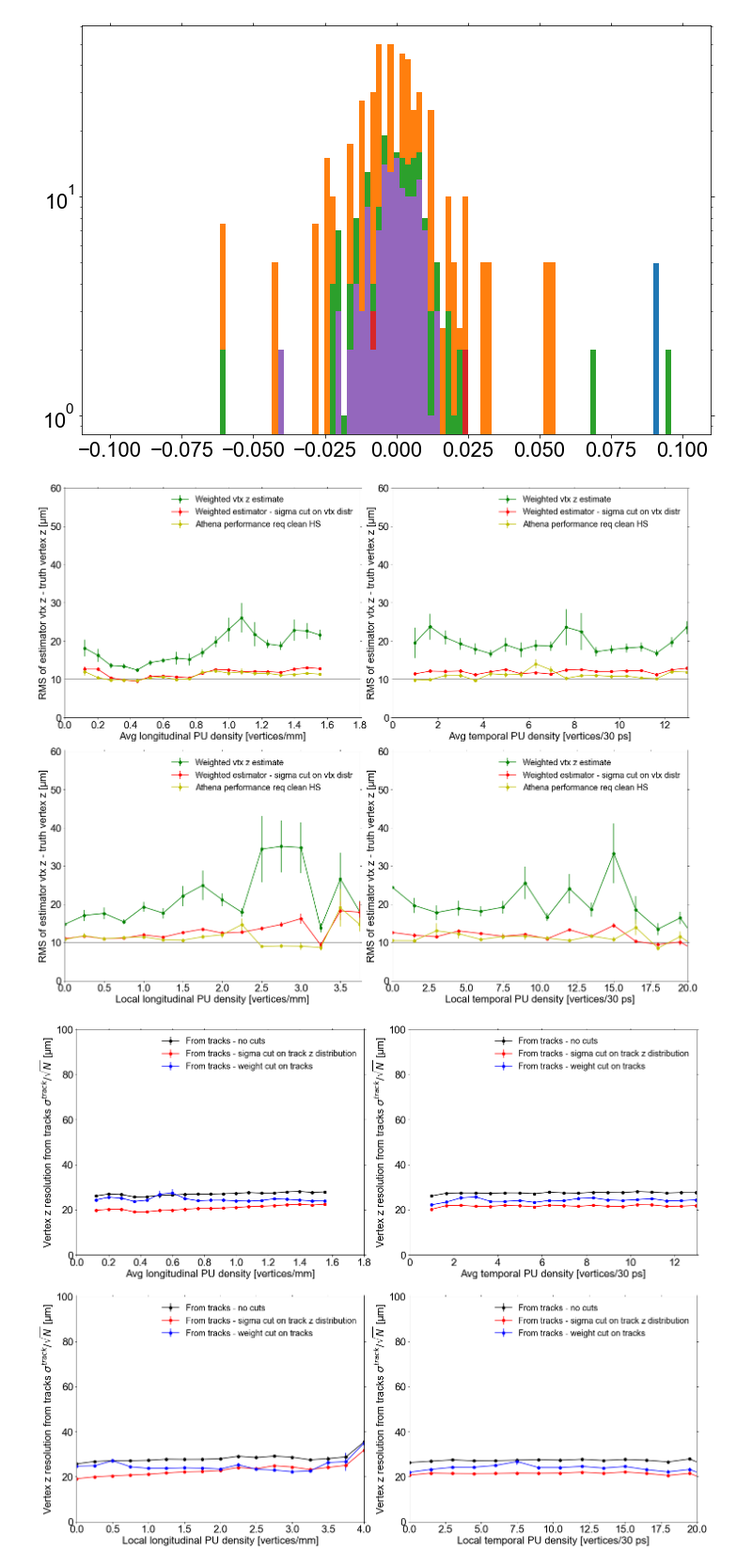
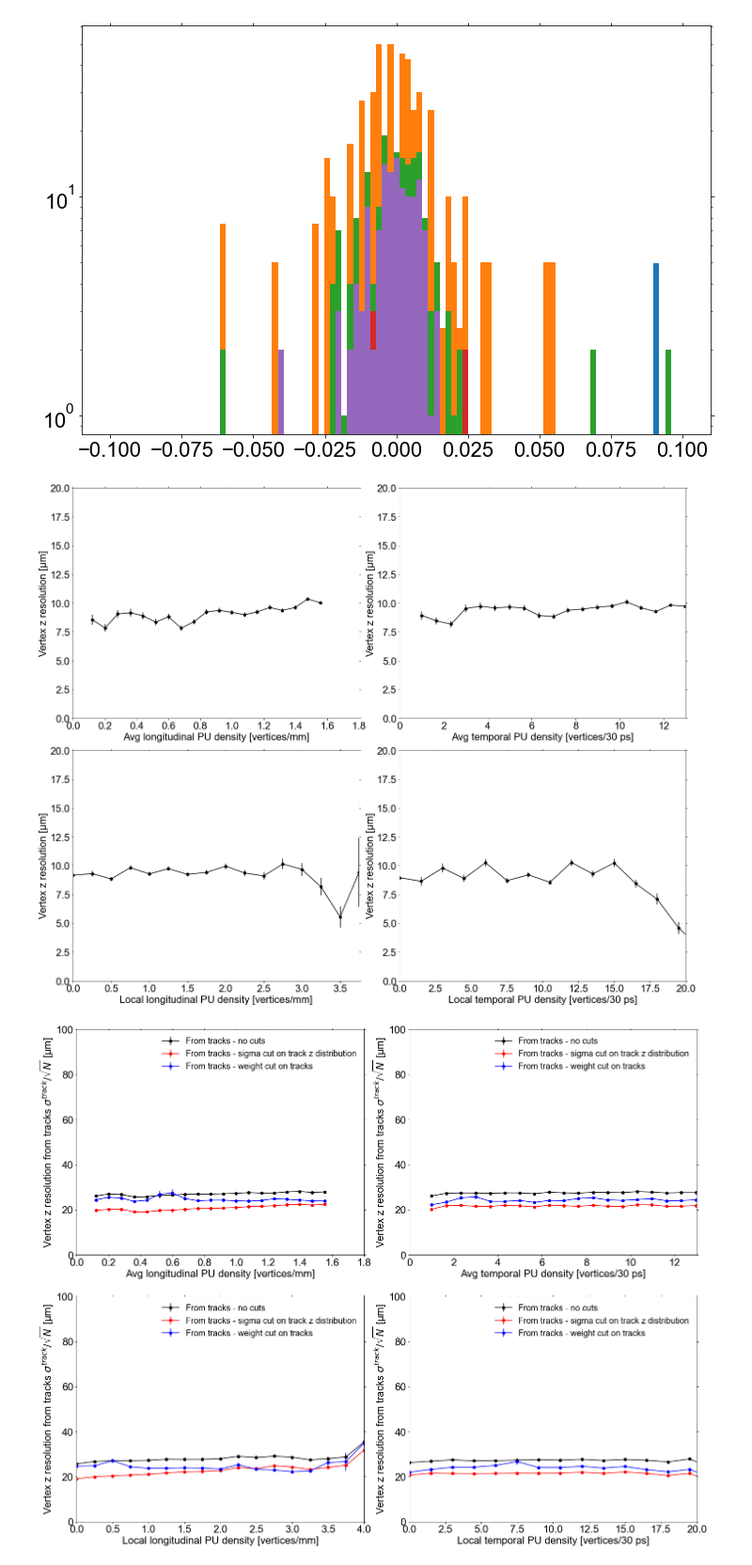
Before and after one commit to ttlindkvist/4DTracking, a Jupyter notebook: pileup_z.ipynb, the cells around one changed output. Shown at 94% size. Cells and saved outputs as stored; diff of their text form; code cells hidden in the pictures.

```diff
--- a/pileup_z.ipynb
+++ b/pileup_z.ipynb
@@ -612,6 +664,8 @@ def athena_performance(events_in_bins, all_truth_idxs, all_reco_idxs, all_truth_
     delta_z_sigma_cut = []
     delta_z_rms_sigma_cut = []
     delta_z_rms_std_sigma_cut = []
+    gaussian_std = []
+    gaussian_std_std = []
 
     for event_idxs in events_in_bins:
         bin_delta_z = []
@@ -638,6 +692,14 @@ def athena_performance(events_in_bins, all_truth_idxs, all_reco_idxs, all_truth_
         delta_z_rms_sigma_cut.append(np.std(bin_delta_z_sigma_cut, ddof=1))
         delta_z_rms_std_sigma_cut.append(bootstrap_std_std(bin_delta_z_sigma_cut))
 
+        if len(bin_delta_z) >= 4:
+            popt, pcov = gaussian_fit(bin_delta_z, 12e-3)
+            gaussian_std.append(popt[2])
+            gaussian_std_std.append(pcov[2,2]**0.5)
+        else:
+            gaussian_std.append(np.nan)
+            gaussian_std_std.append(np.nan)
+
     return {
         'delta_z' : delta_z,
         'delta_z_rms' : delta_z_rms,
@@ -645,6 +707,8 @@ def athena_performance(events_in_bins, all_truth_idxs, all_reco_idxs, all_truth_
         'delta_z_sigma_cut' : delta_z_sigma_cut,
         'delta_z_rms_sigma_cut' : delta_z_rms_sigma_cut,
         'delta_z_rms_std_sigma_cut' : delta_z_rms_std_sigma_cut,
+        'gaussian_std' : gaussian_std,
+        'gaussian_std_std' : gaussian_std_std,
     }
 # %%
 zLPU_athena_perf = athena_performance(events_in_zLPU_bins, np.zeros(len(truth_vertex_z), dtype=int), truthHS_to_reco_delta_z_cut_link_idx,\
@@ -993,48 +1063,51 @@ for ax, bin_edges, link_vtx_info, athena_perf, athena_perf_req_clean, athena_per
     # ax.errorbar(bin_edges, 1e3*np.array(link_vtx_info['vtx_z_res']), \
     #             1e3*np.array(link_vtx_info['vtx_z_res_std']), fmt='ko-', label='Unweighted vtx z estimate')
 
-    ax.errorbar(bin_edges, 1e3*np.array(link_vtx_info['vtx_weighted_z_res']), \
-                1e3*np.array(link_vtx_info['vtx_weighted_z_res_std']), fmt='go-', label='Weighted vtx z estimate')
+    # ax.errorbar(bin_edges, 1e3*np.array(link_vtx_info['vtx_weighted_z_res']), \
+    #             1e3*np.array(link_vtx_info['vtx_weighted_z_res_std']), fmt='go-', label='Weighted vtx z estimate')
 
     # ax.errorbar(bin_edges, 1e3*np.array(link_vtx_info['vtx_weight_cut_z_res']), \
                 # 1e3*np.array(link_vtx_info['vtx_weight_cut_z_res_std']), fmt='bo-', label='Weight cut vtx z estimate')
     # ax.errorbar(bin_edges, 1e3*np.array(link_vtx_info['vtx_weighted_z_res_tracks_sigma_cut']), \
     #                 1e3*np.array(link_vtx_info['vtx_weighted_z_res_std_tracks_sigma_cut']), fmt='go--', label='Weighted + sigma cut on track distribution')
 
-    ax.errorbar(bin_edges, 1e3*np.array(link_vtx_info['vtx_sigma_cut_weighted_z_res']),\
-                    1e3*np.array(link_vtx_info['vtx_sigma_cut_weighted_z_res_std']), fmt='ro-', label='Weighted estimator - sigma cut on vtx distr')
+    # ax.errorbar(bin_edges, 1e3*np.array(link_vtx_info['vtx_sigma_cut_weighted_z_res']),\
+    #                 1e3*np.array(link_vtx_info['vtx_sigma_cut_weighted_z_res_std']), fmt='ro-', label='Weighted estimator - sigma cut on vtx distr')
 
     # ax.errorbar(bin_edges, 1e3*np.array(athena_perf['delta_z_rms']), \
     #                 1e3*np.array(athena_perf['delta_z_rms_std']), fmt='k:', label='Athena performance')
 
     # ax.errorbar(bin_edges, 1e3*np.array(athena_perf_reqHS['delta_z_rms']), \
     #                 1e3*np.array(athena_perf_reqHS['delta_z_rms_std']), fmt='r:', label='Athena performance req HS')
 
     # ax.errorbar(bin_edges, 1e3*np.array(athena_perf_req_clean['delta_z_rms']), \
     #                 1e3*np.array(athena_perf_req_clean['delta_z_rms_std']), fmt='bo:', label='Athena performance req clean')
 
-    ax.errorbar(bin_edges, 1e3*np.array(athena_perf_req_cleanHS['delta_z_rms']), \
-                    1e3*np.array(athena_perf_req_cleanHS['delta_z_rms_std']), fmt='yo-', label='Athena performance req clean HS')
-    ax.hlines(10, 0, 100, alpha=0.5)
+    # ax.errorbar(bin_edges, 1e3*np.array(athena_perf_req_cleanHS['delta_z_rms']), \
+    #                 1e3*np.array(athena_perf_req_cleanHS['delta_z_rms_std']), fmt='yo-', label='Athena performance req clean HS')
 
-    ax.set_ylim(0, 60)
-    ax.set_ylabel('RMS of estimator vtx z - truth vertex z [µm]')
-    ax.legend(frameon=False)
+
+    ax.errorbar(bin_edges, 1e3*np.array(athena_perf['gaussian_std']), \
+                    1e3*np.array(athena_perf['gaussian_std_std']), fmt='ko-', label='Athena performance - gauss')
+    # ax.hlines(10, 0, 100, alpha=0.5)
+
+    ax.set_ylim(0, 20)
+    ax.set_ylabel('Vertex z resolution [µm]')
+    # ax.legend(frameon=False)
 
 ax1.set_xlim(0, 1.8)
 ax1.set_xlabel('Avg longitudinal PU density [vertices/mm]')
 ax2.set_xlim(0, 13)
 ax2.set_xlabel('Avg temporal PU density [vertices/30 ps]')
 ax3.set_xlim(0, 3.75)
 ax3.set_xlabel('Local longitudinal PU density [vertices/mm]')
 ax4.set_xlim(0, 20)
 ax4.set_xlabel('Local temporal PU density [vertices/30 ps]')
 
 fig.tight_layout()
-
-## TODO delta t cut. If the reco truth link is bad, this shouldn't improve performance.
+# fig.savefig('vertex_z_res_vs_PU.pdf')
 # %% [output]
-[figure, old version]
+[figure, new version]
 # %%
 fig, ((ax1, ax2), (ax3, ax4)) = plt.subplots(2, 2)
 fig.set_size_inches(20, 16)
```
Also changed, not shown: parts of 8 cells of this notebook, 7 other files.
